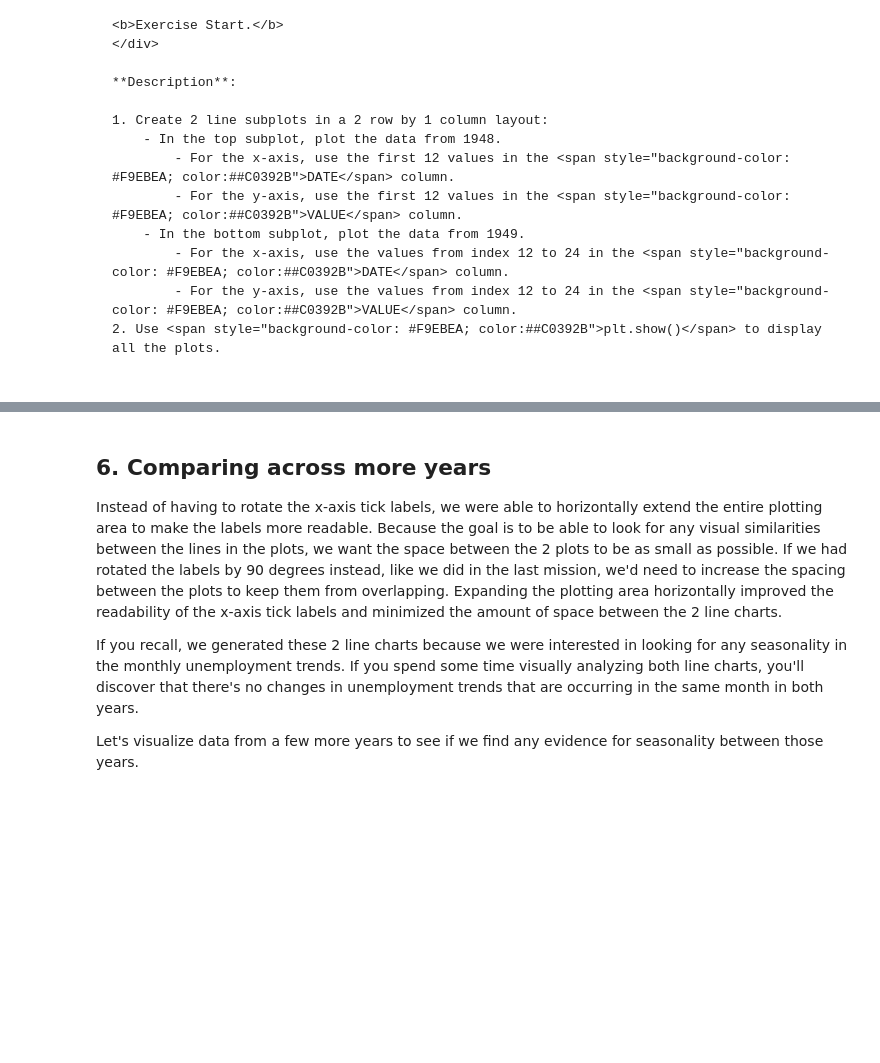
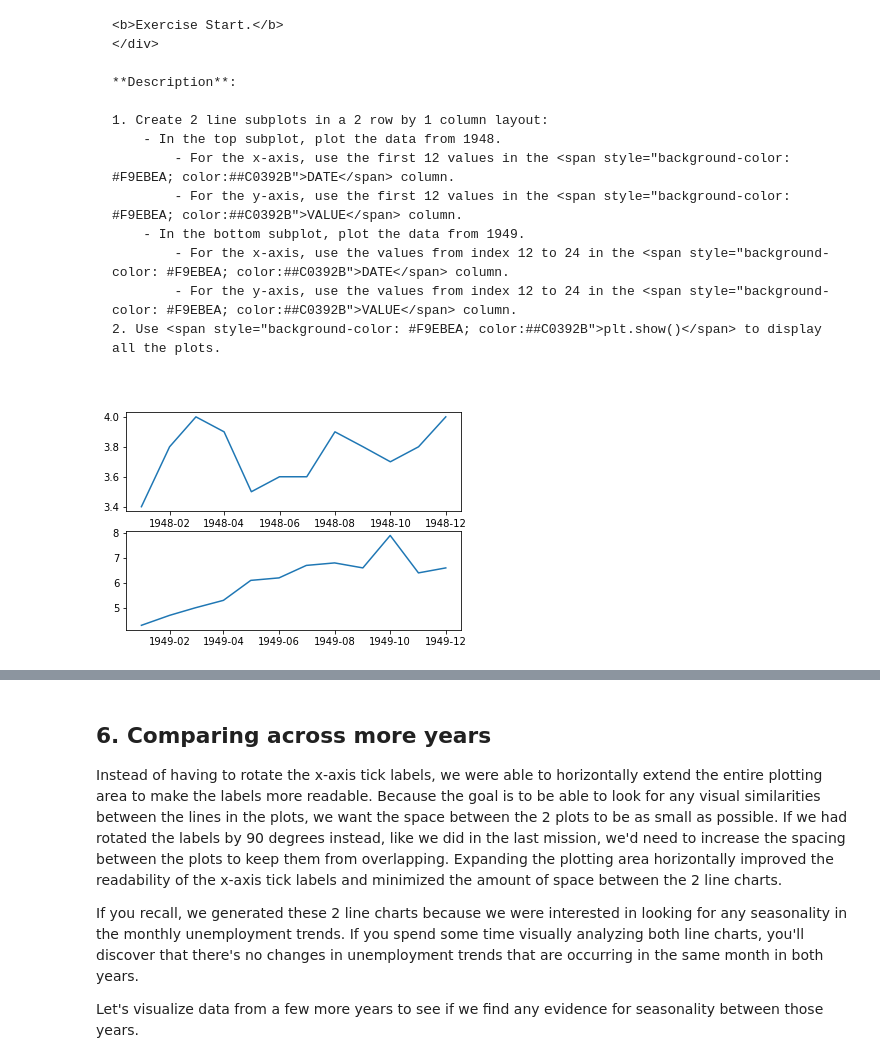
Before and after one commit to paulalps/IMD0033_Probabilidade, a Jupyter notebook: Aula 08 - Análise Exploratória de Dados/Exploratory Data Analysis II - Multiple Charts.ipynb, the cells around one changed output, grey strips where cells are left out. Saved outputs shown, nothing was run; the diff lists cells and outputs as text; code cells hidden in the pictures; blank space fills up the shorter version.

```diff
--- a/Aula 08 - Análise Exploratória de Dados/Exploratory Data Analysis II - Multiple Charts.ipynb
+++ b/Aula 08 - Análise Exploratória de Dados/Exploratory Data Analysis II - Multiple Charts.ipynb
@@ -148,9 +148,14 @@ Like <span style="background-color: #F9EBEA; color:##C0392B">pyplot.plot()</span
 2. Use <span style="background-color: #F9EBEA; color:##C0392B">plt.show()</span> to display all the plots.
 # %%
 second_twelve = unrate[12:24]
+fig = plt.figure()
+ax1 = fig.add_subplot(2,1,1)
+ax2 = fig.add_subplot(2,1,2)
 ax1.plot(first_twelve["DATE"], first_twelve["VALUE"])
 ax2.plot(second_twelve['DATE'], second_twelve['VALUE'])
 plt.show()
+# %% [output]
+[figure, added]
 # %% [markdown]
 ## 5. Formating and spacing
 
```
Also changed, not shown: parts of 5 cells of this notebook, 3 other files.
